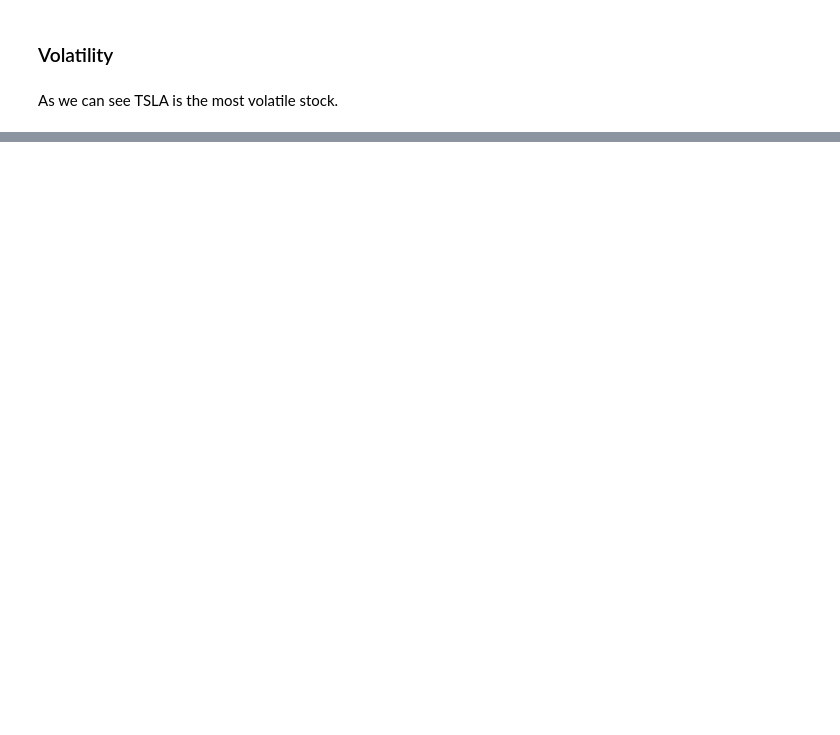
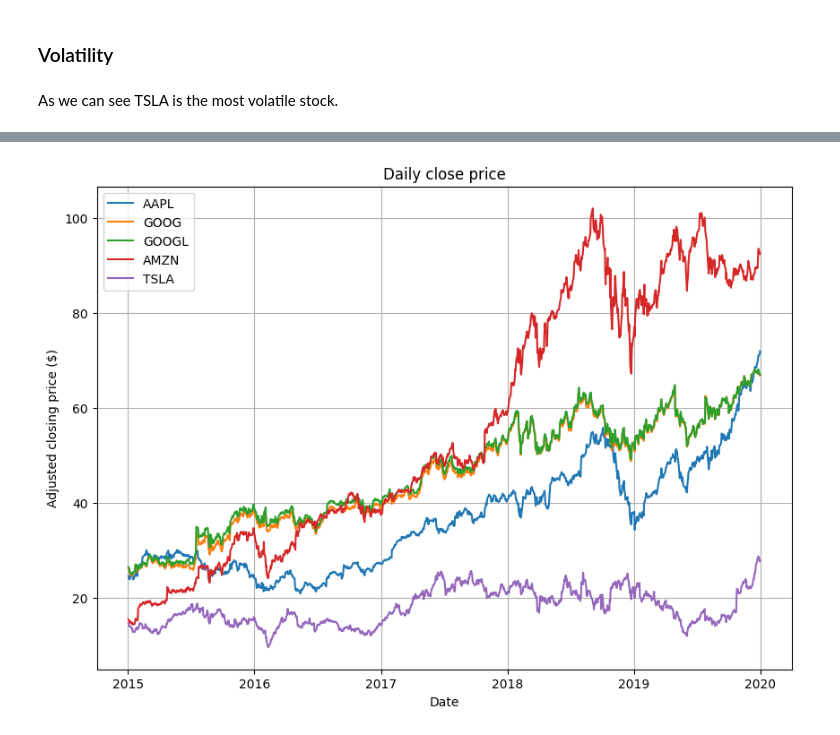
Before and after one commit to iandroid1812/HSE_Masters, a Jupyter notebook: financial.ipynb, the cells around one changed output, grey strips where cells are left out. Drawn from its saved outputs; the diff is of its cells as text; code cells hidden in the pictures; blank space fills up the shorter version.

```diff
--- a/financial.ipynb
+++ b/financial.ipynb
@@ -120,0 +126,24 @@ volatility(returns)
+# %%
+def create_price_graph():
+    AAPL = AAPL_stock.Close
+    GOOG = GOOG_stock.Close
+    GOOGL = GOOGL_stock.Close
+    AMZN = AMZN_stock.Close
+    TSLA = TSLA_stock.Close
+
+    # Plot everything by leveraging the very powerful matplotlib package
+    fig, ax = plt.subplots(figsize=(10,7))
+
+    ax.grid()
+    ax.set_title("Daily close price")
+
+    ax.plot(AAPL.index, AAPL, label='AAPL')
+    ax.plot(GOOG.index, GOOG, label='GOOG')
+    ax.plot(GOOGL.index, GOOGL, label='GOOGL')
+    ax.plot(AMZN.index, AMZN, label='AMZN')
+    ax.plot(TSLA.index, TSLA, label='TSLA')
+
+    ax.set_xlabel('Date')
+    ax.set_ylabel('Adjusted closing price ($)')
+
+    ax.legend()
@@ -120,0 +381,4 @@ volatility(returns)
+# %%
+create_price_graph()
+# %% [output]
+[figure, added]
```
Also changed, not shown: parts of 37 cells of this notebook, 50 other files.
